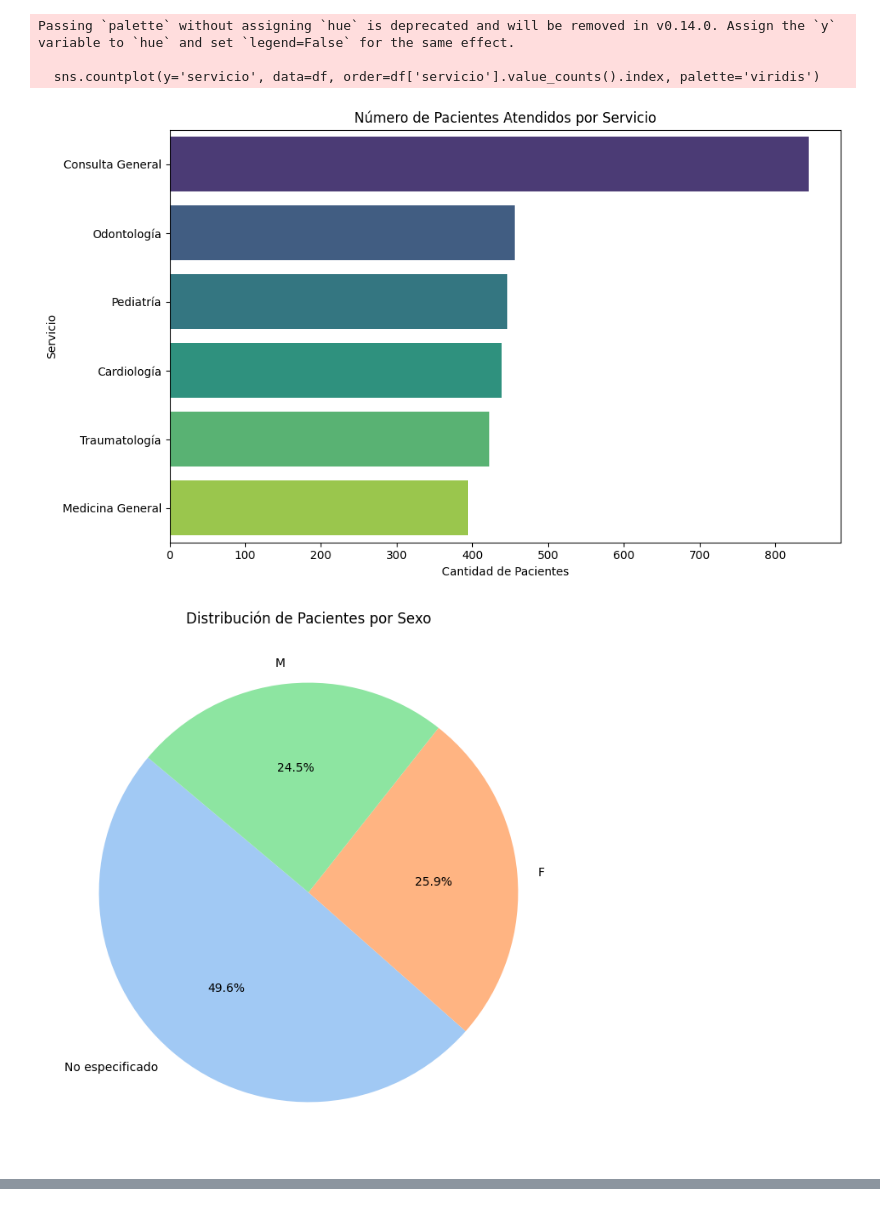
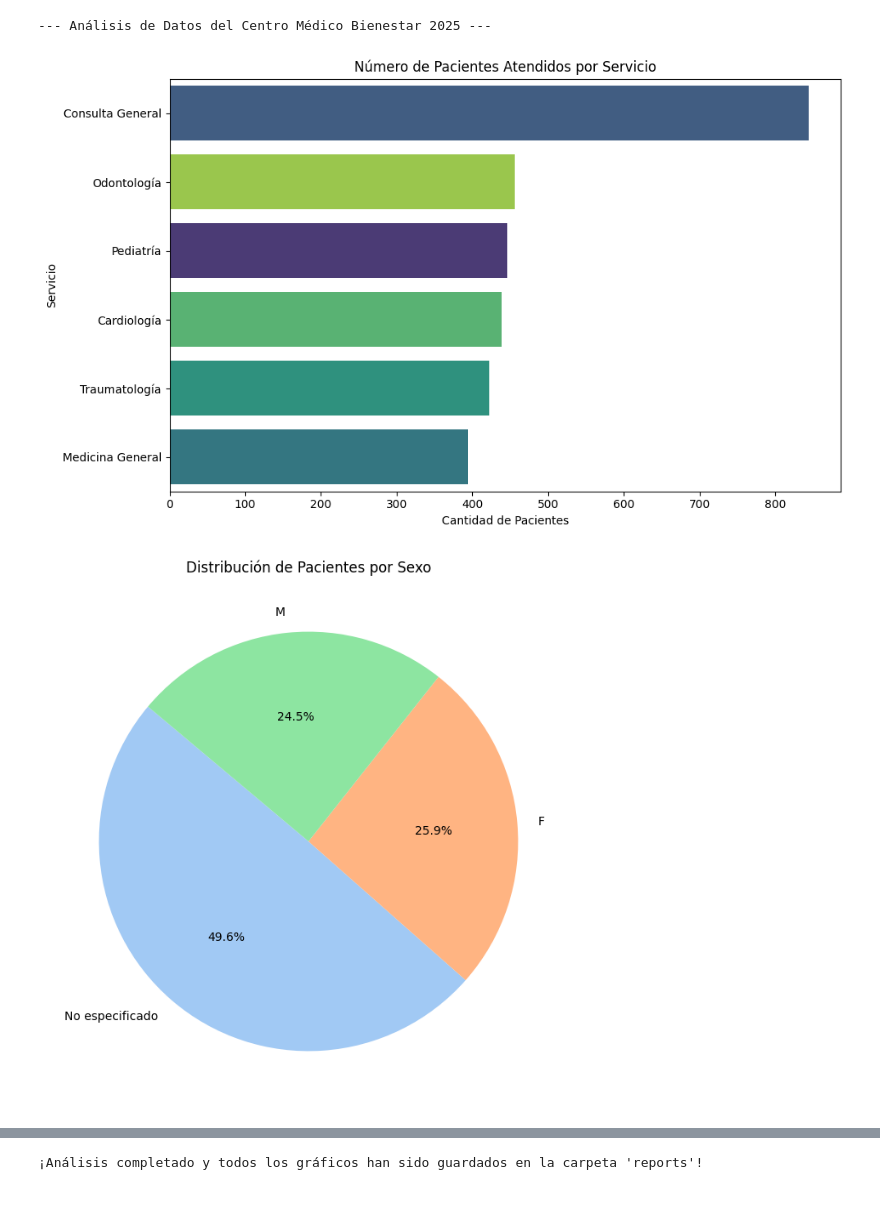
Before and after one commit to Wilser00/SaludDigitalB_E1, a Jupyter notebook: scripts/6_Reportes.ipynb, the cells around one changed output, grey strips where cells are left out. Drawn from its saved outputs; the diff is of its cells as text; code cells hidden in the pictures.

Commit message:
Analisis de los graficos de reportes

```diff
--- a/scripts/6_Reportes.ipynb
+++ b/scripts/6_Reportes.ipynb
@@ -13,14 +13,21 @@ db = client["SaludDigital_2025"]
 collection = db["pacientes"]
 data = list(collection.find({}, {"_id": 0}))
 df = pd.DataFrame(data)
+
+# Asegurarse de que la columna de fecha sea del tipo datetime para análisis temporal
+df['fecha_atencion'] = pd.to_datetime(df['fecha_atencion'])
+
 client.close()
 
 # Ruta para guardar los reportes
 reports_path = Path.cwd().parent / "reports"
+reports_path.mkdir(exist_ok=True) # Crea la carpeta si no existe
+
+print("--- Análisis de Datos del Centro Médico Bienestar 2025 ---")
 
 # --- 1. Gráfico de barras: Pacientes por servicio ---
 plt.figure(figsize=(10, 6))
-sns.countplot(y='servicio', data=df, order=df['servicio'].value_counts().index, palette='viridis')
+sns.countplot(y='servicio', data=df, order=df['servicio'].value_counts().index, palette='viridis', hue='servicio', dodge=False)
 plt.title('Número de Pacientes Atendidos por Servicio')
 plt.xlabel('Cantidad de Pacientes')
 plt.ylabel('Servicio')
@@ -31,41 +38,74 @@ plt.show()
 # --- 2. Gráfico circular: Distribución por sexo ---
 sexo_counts = df['sexo'].value_counts()
 plt.figure(figsize=(8, 8))
 plt.pie(sexo_counts, labels=sexo_counts.index, autopct='%1.1f%%', startangle=140, colors=sns.color_palette('pastel'))
 plt.title('Distribución de Pacientes por Sexo')
 plt.ylabel('')
 plt.savefig(reports_path / "distribucion_por_sexo.png")
 plt.show()
 
 # --- 3. Histograma: Distribución de edades ---
 plt.figure(figsize=(10, 6))
 sns.histplot(df['edad'], bins=20, kde=True, color='skyblue')
 plt.title('Distribución de Edades de los Pacientes')
 plt.xlabel('Edad')
 plt.ylabel('Frecuencia')
 plt.grid(True, alpha=0.3)
 plt.savefig(reports_path / "distribucion_de_edades.png")
 plt.show()
 
-# --- 4. Reporte tabular: Promedio de montos por distrito ---
+# --- 4. Reporte tabular y Gráfico: Promedio de montos por distrito ---
 promedio_distrito = df.groupby('distrito')['monto'].mean().sort_values(ascending=False).reset_index()
-print("--- Promedio de Montos por Distrito ---")
+print("\n--- Promedio de Montos por Distrito ---")
 print(promedio_distrito)
 
-# Gráfico para el reporte tabular
 plt.figure(figsize=(12, 7))
-sns.barplot(data=promedio_distrito, x='monto', y='distrito', palette='coolwarm')
+sns.barplot(data=promedio_distrito, x='monto', y='distrito', palette='coolwarm', hue='distrito', dodge=False)
 plt.title('Promedio de Monto Gastado por Distrito')
 plt.xlabel('Monto Promedio (S/.)')
 plt.ylabel('Distrito')
 plt.tight_layout()
 plt.savefig(reports_path / "promedio_de_montos_por_distrito.png")
 plt.show()
+
+# --- 5. Nuevo Gráfico: Análisis de Costo por Tipo de Servicio (Boxplot) ---
+plt.figure(figsize=(12, 8))
+sns.boxplot(data=df, x='monto', y='servicio', palette='plasma', order=df.groupby('servicio')['monto'].median().sort_values(ascending=False).index)
+plt.title('Distribución del Costo por Tipo de Servicio')
+plt.xlabel('Monto (S/.)')
+plt.ylabel('Servicio')
+plt.grid(True, axis='x', linestyle='--', alpha=0.6)
+plt.tight_layout()
+plt.savefig(reports_path / "costo_por_servicio.png")
+plt.show()
+
+# --- 6. Nuevo Gráfico: Relación entre Edad y Monto Gastado (Scatterplot) ---
+plt.figure(figsize=(10, 6))
+sns.scatterplot(data=df, x='edad', y='monto', alpha=0.5, color='green')
+plt.title('Relación entre la Edad del Paciente y el Monto Gastado')
+plt.xlabel('Edad')
+plt.ylabel('Monto (S/.)')
+plt.grid(True, linestyle='--', alpha=0.5)
+plt.tight_layout()
+plt.savefig(reports_path / "edad_vs_monto.png")
+plt.show()
+
+# --- 7. Nuevo Gráfico: Número de Atenciones a lo Largo del Tiempo (Line Plot) ---
+atenciones_por_mes = df.set_index('fecha_atencion').resample('M').size()
+plt.figure(figsize=(14, 7))
+atenciones_por_mes.plot(kind='line', marker='o', linestyle='-')
+plt.title('Evolución del Número de Atenciones por Mes')
+plt.xlabel('Fecha')
+plt.ylabel('Número de Atenciones')
+plt.grid(True, linestyle='--', alpha=0.7)
+plt.tight_layout()
+plt.savefig(reports_path / "atenciones_por_mes.png")
+plt.show()
+
+print("\n¡Análisis completado y todos los gráficos han sido guardados en la carpeta 'reports'!")
 # %% [output]
-Passing `palette` without assigning `hue` is deprecated and will be removed in v0.14.0. Assign the `y` variable to `hue` and set `legend=False` for the same effect.
-
-  sns.countplot(y='servicio', data=df, order=df['servicio'].value_counts().index, palette='viridis')
+--- Análisis de Datos del Centro Médico Bienestar 2025 ---
-[figure, old version]
+[figure, new version]
 [figure]
 [figure]
 --- Promedio de Montos por Distrito ---
@@ -83,0 +127 @@ Passing `palette` without assigning `hue` is deprecated and will be removed in v
+¡Análisis completado y todos los gráficos han sido guardados en la carpeta 'reports'!
```
Also changed, not shown: parts of 2 cells of this notebook, 7 other files.
